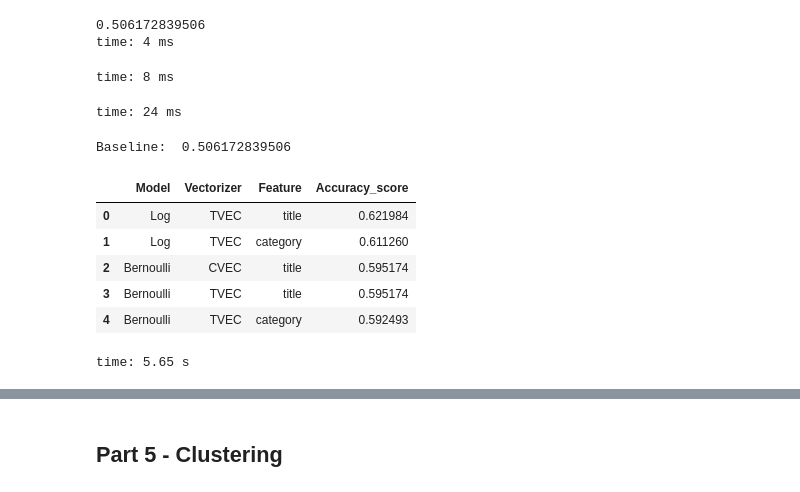
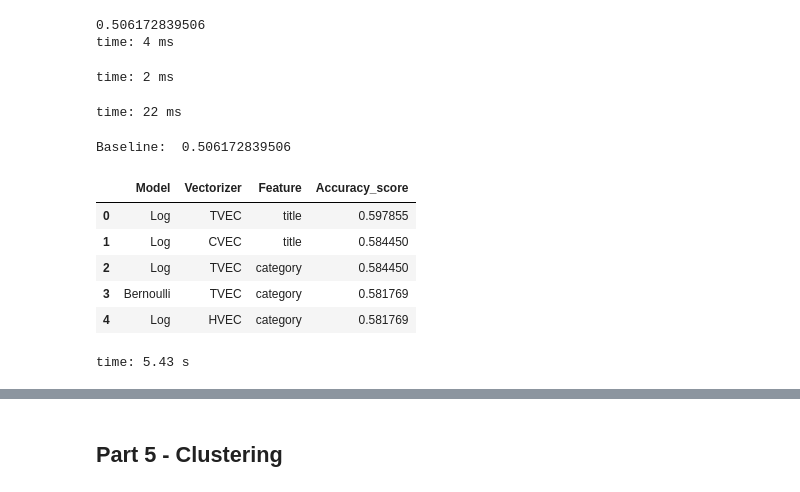
Before and after one commit to chrisk447/Capstone-GA, a Jupyter notebook: StockX Notebook.ipynb, the cells around one changed output, grey strips where cells are left out. Cells and saved outputs as stored; diff of their text form; code cells hidden in the pictures.

```diff
--- a/StockX Notebook.ipynb
+++ b/StockX Notebook.ipynb
@@ -412,21 +409,20 @@ print baseline
 0.506172839506
 time: 4 ms
 # %%
-# Make X, y, and train/test split
-X = tops.drop('rarity_bool', axis=1)
-y = tops.rarity_bool
-X_train, X_test, y_train, y_test = train_test_split(X, y, train_size = .8)
+# # Make X, y, and train/test split
+# X = tops.drop('rarity_bool', axis=1)
+# y = tops.rarity_bool
+# X_train, X_test, y_train, y_test = train_test_split(X, y, train_size = .8, random_state=42)
 # %% [output]
-time: 8 ms
+time: 2 ms
 # %%
 # Going to try several vectorizers and models. Better to write a function that will do this in one step.
-def tokenize_test(text, vect, model, target='rarity_bool',
-                  X_train=X_train, X_test=X_test, y_train=y_train, y_test=y_test):
+def tokenize_test(text, vect, model):
     '''Arguments are text, vect, model, target (in strings), X_train, X_test, y_train, y_test.
     Used to find the accuracy of the rarity.'''
     X = tops[text]
-    y = tops[target]
-    X_train, X_test, y_train, y_test = train_test_split(X, y, train_size = .8)
+    y = tops['rarity_bool']
+    X_train, X_test, y_train, y_test = train_test_split(X, y, train_size = .8, random_state=42)
     X_train_dtm = vect.fit_transform(X_train)
 
     X_test_dtm = vect.transform(X_test)
@@ -435,7 +431,7 @@ def tokenize_test(text, vect, model, target='rarity_bool',
     return accuracy_score(y_test, y_pred_class)
 
 # Making a function to make a dataframe for the accuracy results of tokenize_test
-def accuracy_df_maker(models, vectors, texts, target):
+def accuracy_df_maker(models, vectors, texts, last_df=False):
     '''models and vectors are dictionarys with key as the label and value as the object.
     texts is a list of features to test on. Returns a sorted dataframe with accuracy scores
     of every model, vectorizer, and feature combintion'''
@@ -443,34 +439,38 @@ def accuracy_df_maker(models, vectors, texts, target):
     for model_k, model_v in models.items():
         for vect_k, vect_v in vectors.items():
             for text in texts:
-                Accuracy_scores.append((model_k, vect_k, text, tokenize_test(text, vect_v, model_v, target)))
+                Accuracy_scores.append((model_k, vect_k, text, tokenize_test(text, vect_v, model_v)))
 
     df = pd.DataFrame(Accuracy_scores, columns=['Model', 'Vectorizer', 'Feature', 'Accuracy_score'])
+
+    if isinstance(last_df,pd.DataFrame):
+        df = pd.concat([last_df, df])
+
     return df.sort_values('Accuracy_score', ascending=False).reset_index(drop=True)
 # %% [output]
-time: 24 ms
+time: 22 ms
 # %%
 # Parameter set up
 ng = (2,5)
 cvec, hvec, tvec = CountVectorizer(ngram_range=ng), HashingVectorizer(ngram_range=ng), TfidfVectorizer(ngram_range=ng)
 
 models = {'SVC':SVC(), 'Log':LogisticRegression(), 'Bernoulli':BernoulliNB(), 'KNN':KNeighborsClassifier()}
 vectors = {'CVEC':cvec, 'HVEC':hvec, 'TVEC': tvec}
 texts = ['colorway_token', 'category', 'title', 'name']
 
 # Function run
-nlp = accuracy_df_maker(models, vectors, texts, 'rarity_bool')
+nlp = accuracy_df_maker(models, vectors, texts)
 print 'Baseline: ', baseline
 nlp.head()
 # %% [output]
 Baseline:  0.506172839506
 |  | Model | Vectorizer | Feature | Accuracy_score |
-| 0 | Log | TVEC | title | 0.621984 |
-| 1 | Log | TVEC | category | 0.611260 |
-| 2 | Bernoulli | CVEC | title | 0.595174 |
-| 3 | Bernoulli | TVEC | title | 0.595174 |
-| 4 | Bernoulli | TVEC | category | 0.592493 |
+| 0 | Log | TVEC | title | 0.597855 |
+| 1 | Log | CVEC | title | 0.584450 |
+| 2 | Log | TVEC | category | 0.584450 |
+| 3 | Bernoulli | TVEC | category | 0.581769 |
+| 4 | Log | HVEC | category | 0.581769 |
-time: 5.65 s
+time: 5.43 s
 # %%
 # Separate functions because random forest with hashing takes more than 3 minutes with worse results.
 # Same with Multinomial. Combining all into one dataframe, nlp_df
```
Also changed, not shown: parts of 20 cells of this notebook.
